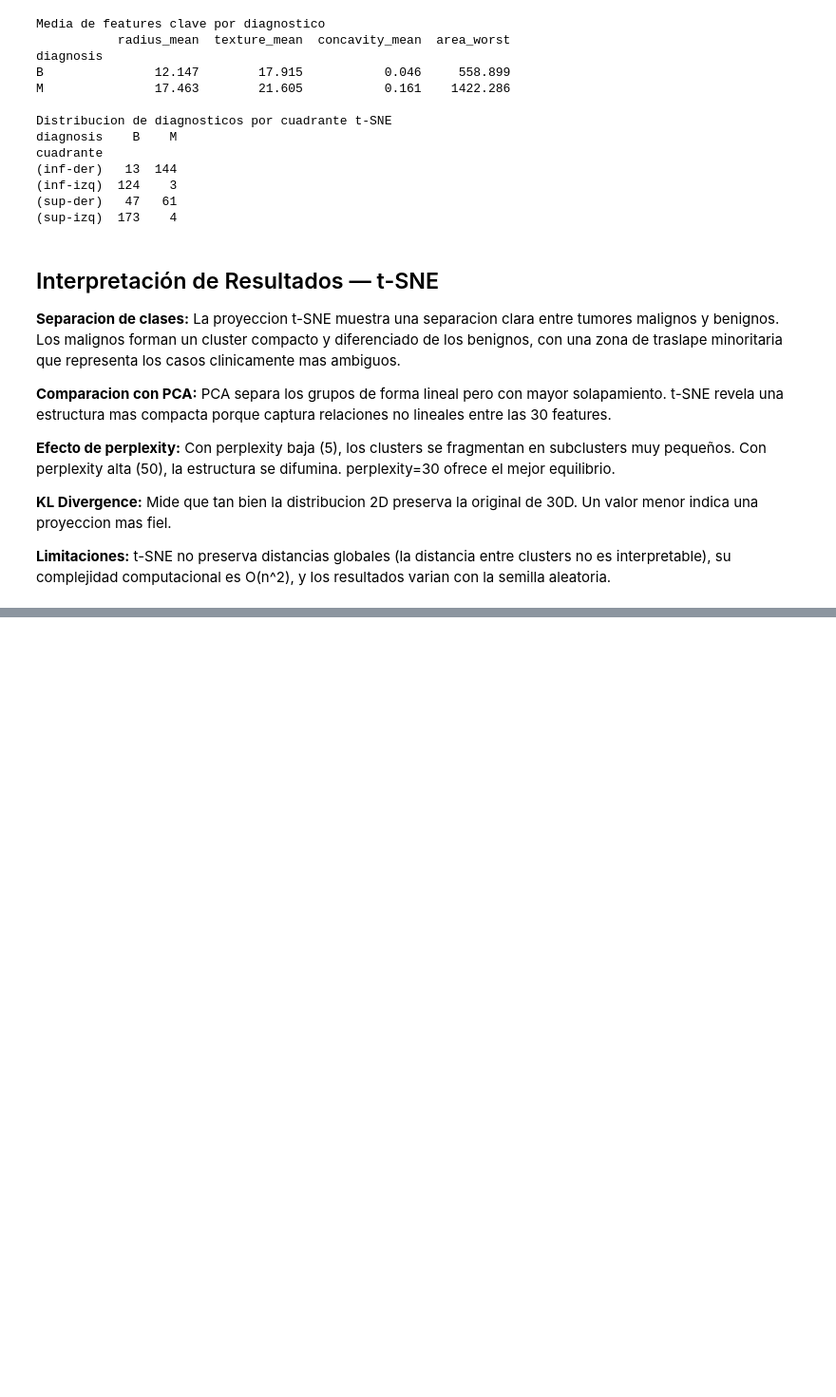
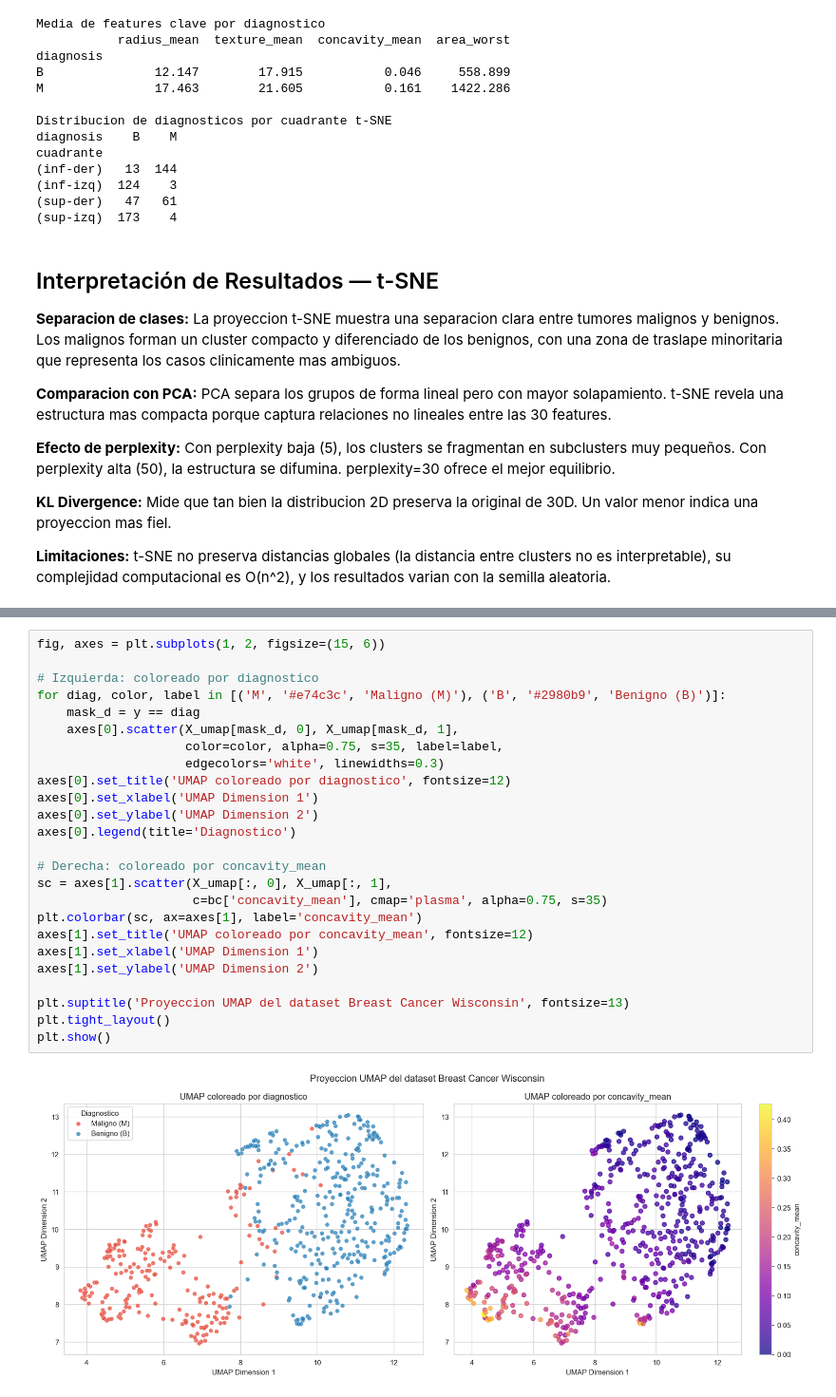
Before and after one commit to Branuvg/tarea2_mineria, a Jupyter notebook: tarea2.ipynb, the cells around one changed output, grey strips where cells are left out. Shown at 95% size. Cells and saved outputs as stored; diff of their text form; blank space fills up the shorter version.

```diff
--- a/tarea2.ipynb
+++ b/tarea2.ipynb
@@ -710,0 +795,27 @@ cuadrante
+# %%
+fig, axes = plt.subplots(1, 2, figsize=(15, 6))
+
+# Izquierda: coloreado por diagnostico
+for diag, color, label in [('M', '#e74c3c', 'Maligno (M)'), ('B', '#2980b9', 'Benigno (B)')]:
+    mask_d = y == diag
+    axes[0].scatter(X_umap[mask_d, 0], X_umap[mask_d, 1],
+                    color=color, alpha=0.75, s=35, label=label,
+                    edgecolors='white', linewidths=0.3)
+axes[0].set_title('UMAP coloreado por diagnostico', fontsize=12)
+axes[0].set_xlabel('UMAP Dimension 1')
+axes[0].set_ylabel('UMAP Dimension 2')
+axes[0].legend(title='Diagnostico')
+
+# Derecha: coloreado por concavity_mean
+sc = axes[1].scatter(X_umap[:, 0], X_umap[:, 1],
+                     c=bc['concavity_mean'], cmap='plasma', alpha=0.75, s=35)
+plt.colorbar(sc, ax=axes[1], label='concavity_mean')
+axes[1].set_title('UMAP coloreado por concavity_mean', fontsize=12)
+axes[1].set_xlabel('UMAP Dimension 1')
+axes[1].set_ylabel('UMAP Dimension 2')
+
+plt.suptitle('Proyeccion UMAP del dataset Breast Cancer Wisconsin', fontsize=13)
+plt.tight_layout()
+plt.show()
+# %% [output]
+[figure, added]
```
Also changed, not shown: parts of 13 cells of this notebook.
